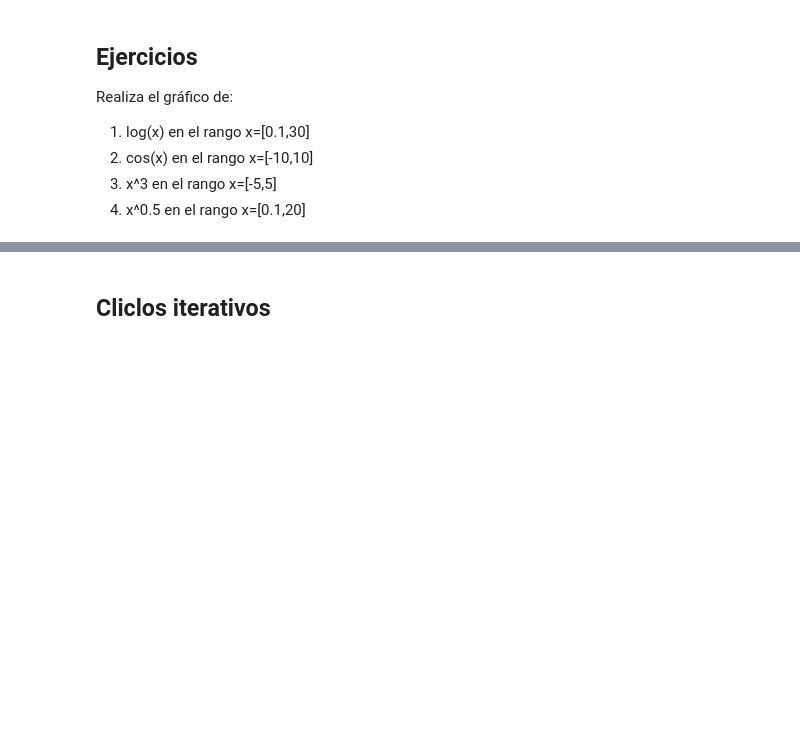
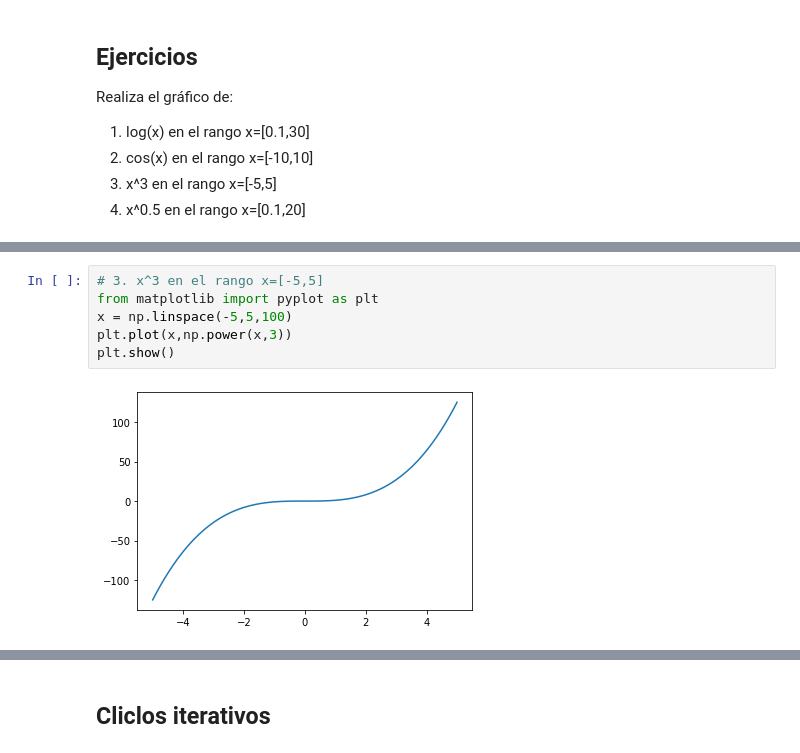
Before and after one commit to mrivas/Bioinformatica, a Jupyter notebook: 2022/clase2.ipynb, the cells around one changed output, grey strips where cells are left out. Saved outputs shown, nothing was run; the diff lists cells and outputs as text; blank space fills up the shorter version.

```diff
--- a/2022/clase2.ipynb
+++ b/2022/clase2.ipynb
@@ -103,0 +141,8 @@ Realiza el gráfico de:
+# %%
+# 3. x^3 en el rango x=[-5,5]
+from matplotlib import pyplot as plt
+x = np.linspace(-5,5,100)
+plt.plot(x,np.power(x,3))
+plt.show()
+# %% [output]
+[figure, added]
```
Also changed, not shown: parts of 30 cells of this notebook.
